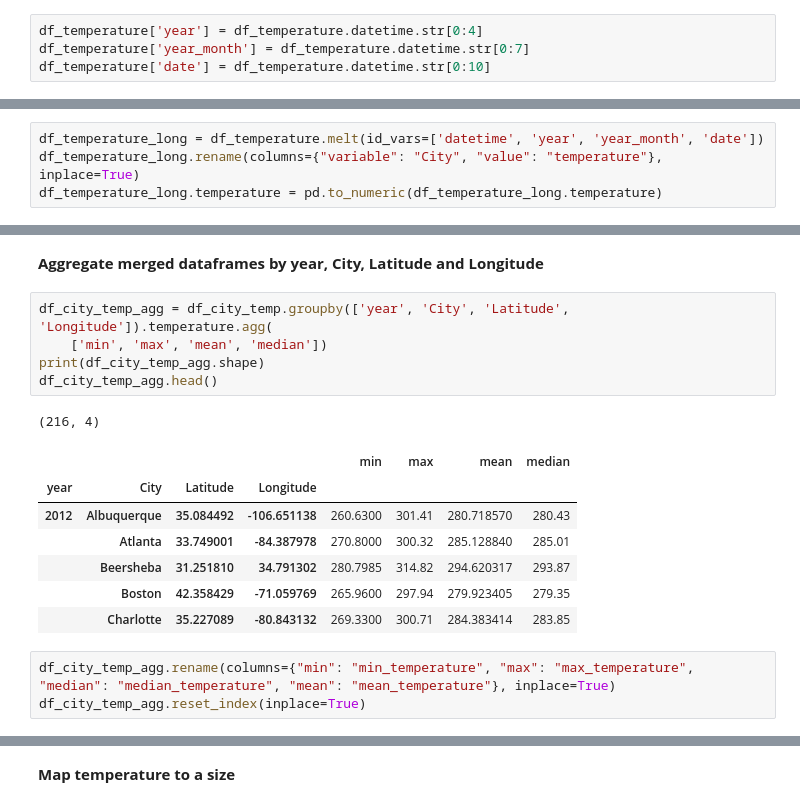
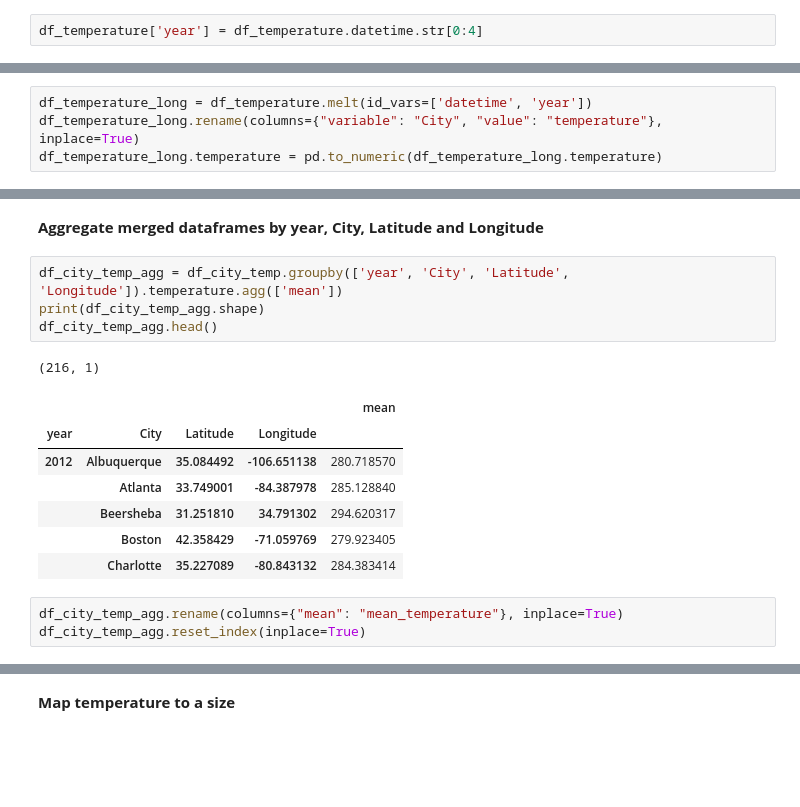
Before and after one commit to arbogdan/datafest_2019, a Jupyter notebook: 2019/python/viz/workspace/map.ipynb, the cells around one changed output, grey strips where cells are left out. Saved outputs shown, nothing was run; the diff lists cells and outputs as text; blank space fills up the shorter version.

```diff
--- a/2019/python/viz/workspace/map.ipynb
+++ b/2019/python/viz/workspace/map.ipynb
@@ -41,8 +41,6 @@ df_temperature.head()
 **Parse str datetime into new year, year_month and date columns**
 # %%
 df_temperature['year'] = df_temperature.datetime.str[0:4]
-df_temperature['year_month'] = df_temperature.datetime.str[0:7]
-df_temperature['date'] = df_temperature.datetime.str[0:10]
 # %%
 print(df_temperature.shape)
 df_temperature.head()
@@ -58,7 +56,7 @@ df_temperature.head()
 # %% [markdown]
 **Melt temperature dataframe into long frame, rename columns and convert temperature values**
 # %%
-df_temperature_long = df_temperature.melt(id_vars=['datetime', 'year', 'year_month', 'date'])
+df_temperature_long = df_temperature.melt(id_vars=['datetime', 'year'])
 df_temperature_long.rename(columns={"variable": "City", "value": "temperature"}, inplace=True)
 df_temperature_long.temperature = pd.to_numeric(df_temperature_long.temperature)
 # %%
@@ -92,21 +90,20 @@ df_city_temp.head()
 # %% [markdown]
 **Aggregate merged dataframes by year, City, Latitude and Longitude**
 # %%
-df_city_temp_agg = df_city_temp.groupby(['year', 'City', 'Latitude', 'Longitude']).temperature.agg(
-    ['min', 'max', 'mean', 'median'])
+df_city_temp_agg = df_city_temp.groupby(['year', 'City', 'Latitude', 'Longitude']).temperature.agg(['mean'])
 print(df_city_temp_agg.shape)
 df_city_temp_agg.head()
 # %% [output]
-(216, 4)
+(216, 1)
-|  |  |  |  | min | max | mean | median |
-| year | City | Latitude | Longitude |  |  |  |  |
-| 2012 | Albuquerque | 35.084492 | -106.651138 | 260.6300 | 301.41 | 280.718570 | 280.43 |
-|  | Atlanta | 33.749001 | -84.387978 | 270.8000 | 300.32 | 285.128840 | 285.01 |
-|  | Beersheba | 31.251810 | 34.791302 | 280.7985 | 314.82 | 294.620317 | 293.87 |
-|  | Boston | 42.358429 | -71.059769 | 265.9600 | 297.94 | 279.923405 | 279.35 |
-|  | Charlotte | 35.227089 | -80.843132 | 269.3300 | 300.71 | 284.383414 | 283.85 |
+|  |  |  |  | mean |
+| year | City | Latitude | Longitude |  |
+| 2012 | Albuquerque | 35.084492 | -106.651138 | 280.718570 |
+|  | Atlanta | 33.749001 | -84.387978 | 285.128840 |
+|  | Beersheba | 31.251810 | 34.791302 | 294.620317 |
+|  | Boston | 42.358429 | -71.059769 | 279.923405 |
+|  | Charlotte | 35.227089 | -80.843132 | 284.383414 |
 # %%
-df_city_temp_agg.rename(columns={"min": "min_temperature", "max": "max_temperature", "median": "median_temperature", "mean": "mean_temperature"}, inplace=True)
+df_city_temp_agg.rename(columns={"mean": "mean_temperature"}, inplace=True)
 df_city_temp_agg.reset_index(inplace=True)
 # %%
 print(df_city_temp_agg.shape)
```
Also changed, not shown: parts of 6 cells of this notebook.
